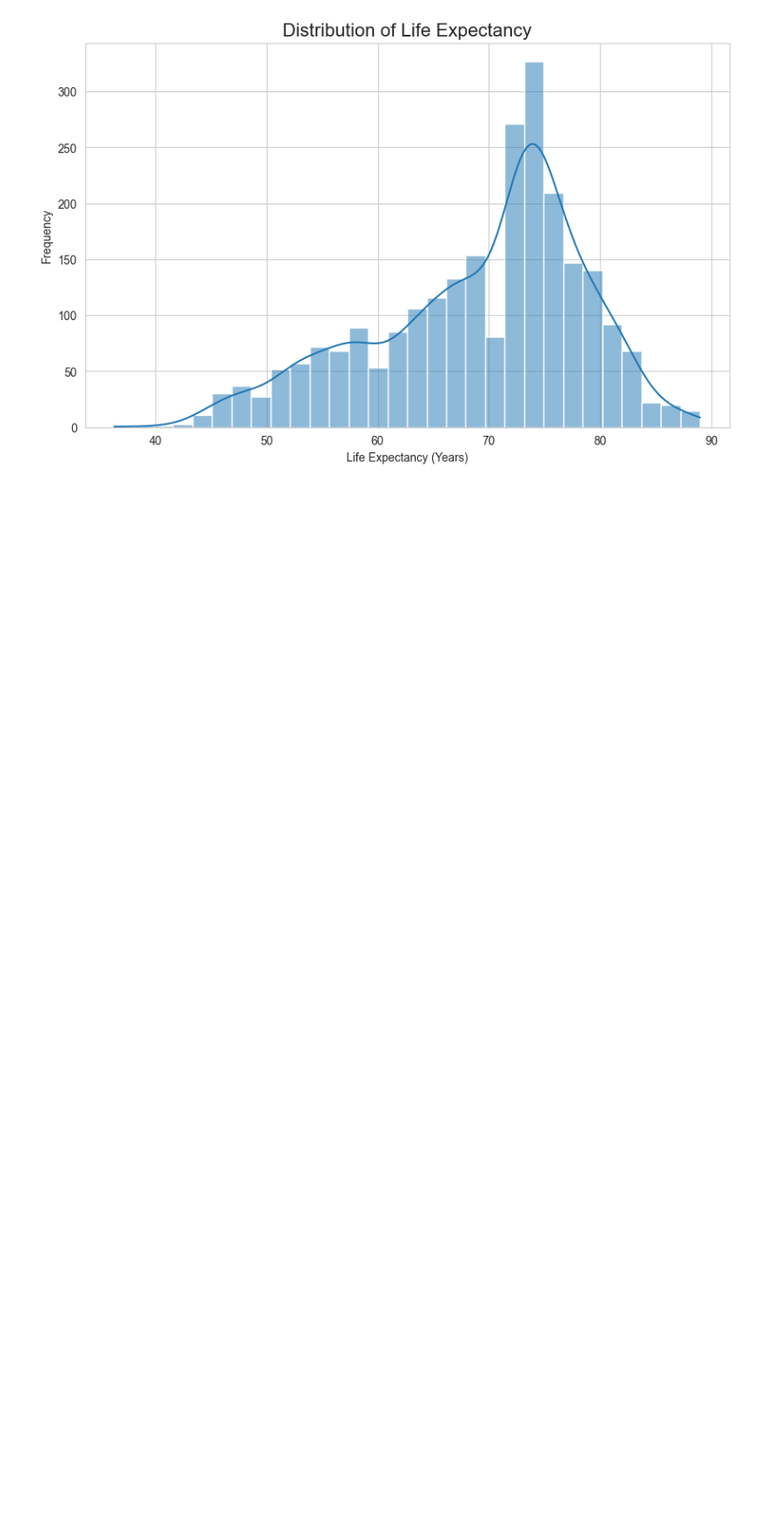
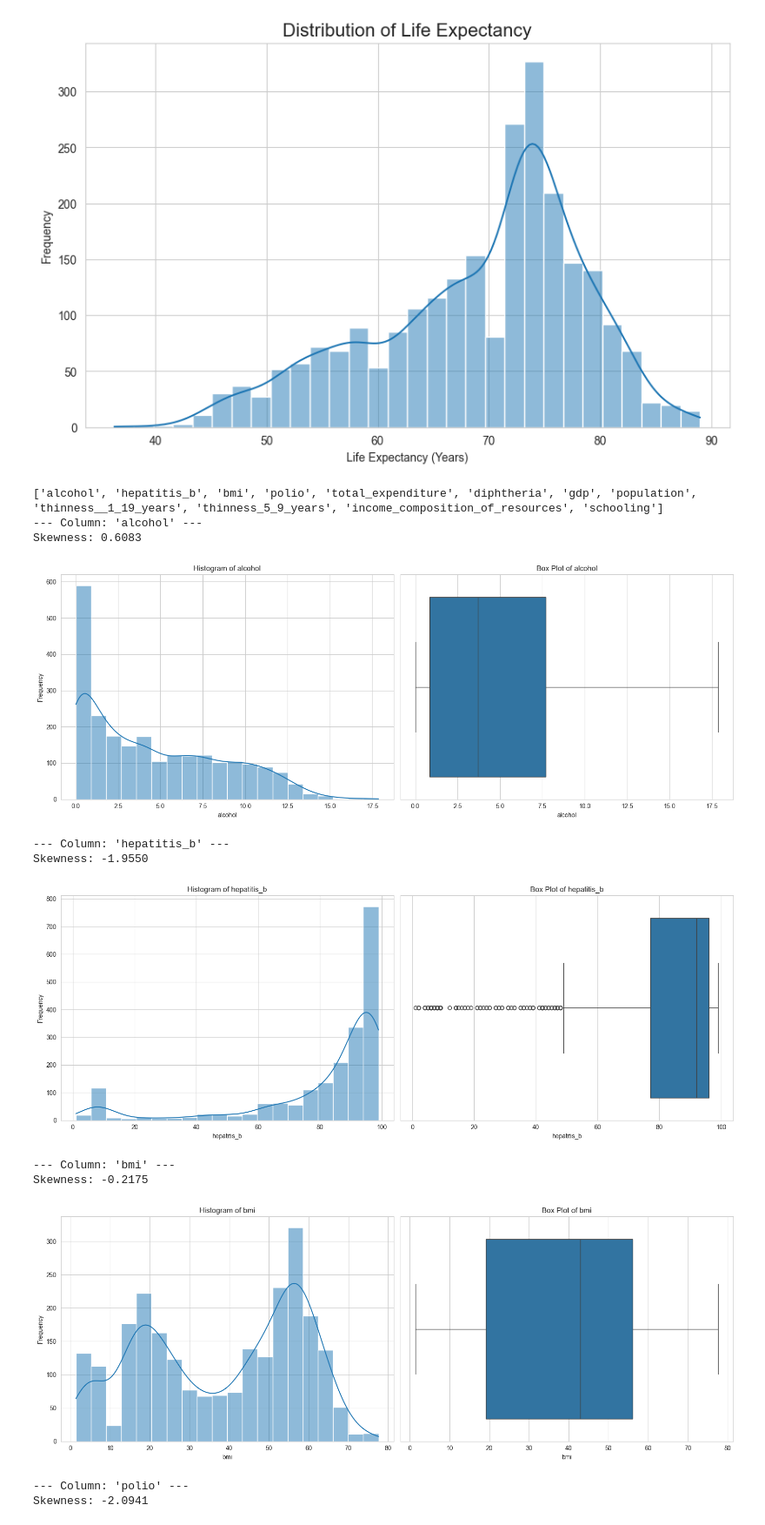
Before and after one commit to ironLegion88/life_expectancy_task, a Jupyter notebook: notebooks/data_exploration.ipynb, the cells around one changed output. Shown at 87% size. Cells and saved outputs as stored; diff of their text form; code cells hidden in the pictures; blank space fills up the shorter version.

Commit message:
feat(DataExploration): More EDA
- Did more EDA on the dataset

```diff
--- a/notebooks/data_exploration.ipynb
+++ b/notebooks/data_exploration.ipynb
@@ -104,0 +111,2 @@ dtype: int64
+# %%
+df.dropna(subset=['life_expectancy'], inplace=True)
@@ -112,3 +140,52 @@ plt.ylabel('Frequency')
 plt.show()
 # %% [output]
 [figure]
+# %%
+# Get a new DataFrame containing only the numerical columns
+numerical_df = df.select_dtypes(include=['float64', 'int64'])
+
+# Now, get the columns with any missing values from this new DataFrame
+numerical_cols_with_na = numerical_df.columns[numerical_df.isnull().any()].tolist()
+
+print(numerical_cols_with_na)
+# Loop through each column, calculate skewness, and create a histogram
+for col in numerical_cols_with_na:
+    # Remove NaN values for skewness calculation and plotting to avoid errors
+    data_for_analysis = df[col].dropna()
+
+    # Calculate skewness
+    skewness = data_for_analysis.skew()
+
+    print(f"--- Column: '{col}' ---")
+    print(f"Skewness: {skewness:.4f}\n")
+
+     # Create a figure with two subplots side-by-side
+    fig, axes = plt.subplots(1, 2, figsize=(16, 6))
+
+    # Plot the histogram on the left subplot
+    sns.histplot(data_for_analysis, kde=True, bins=20, ax=axes[0])
+    axes[0].set_title(f'Histogram of {col}')
+    axes[0].set_xlabel(col)
+    axes[0].set_ylabel('Frequency')
+
+    # Plot the box plot on the right subplot
+    sns.boxplot(x=data_for_analysis, ax=axes[1])
+    axes[1].set_title(f'Box Plot of {col}')
+    axes[1].set_xlabel(col)
+
+    plt.tight_layout()
+
+    plt.show()
+# %% [output]
+['alcohol', 'hepatitis_b', 'bmi', 'polio', 'total_expenditure', 'diphtheria', 'gdp', 'population', 'thinness__1_19_years', 'thinness_5_9_years', 'income_composition_of_resources', 'schooling']
+--- Column: 'alcohol' ---
+Skewness: 0.6083
+[figure, added]
+--- Column: 'hepatitis_b' ---
+Skewness: -1.9550
+[figure, added]
+--- Column: 'bmi' ---
+Skewness: -0.2175
+[figure, added]
+--- Column: 'polio' ---
+Skewness: -2.0941
```
Also changed, not shown: parts of 7 cells of this notebook.
